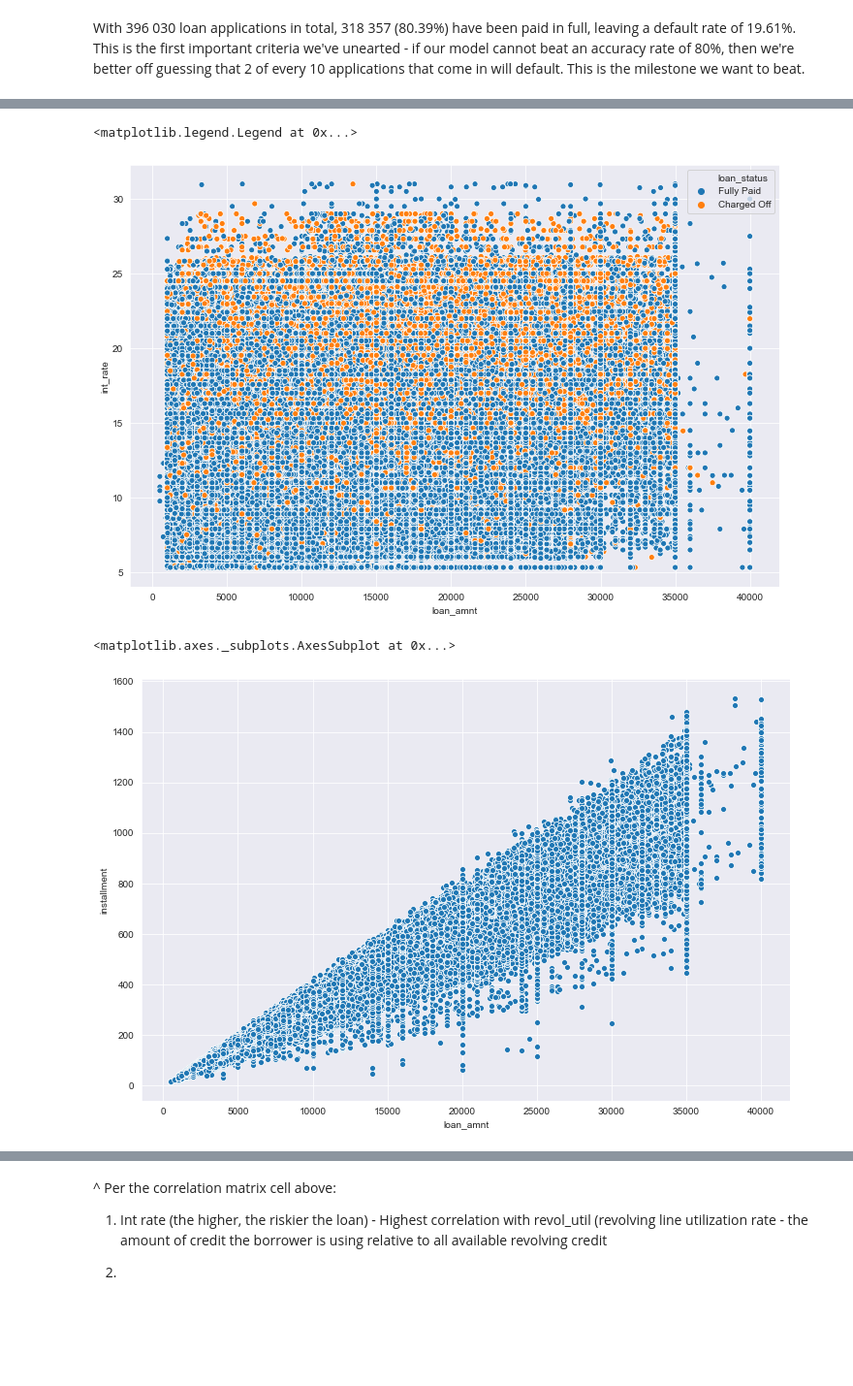
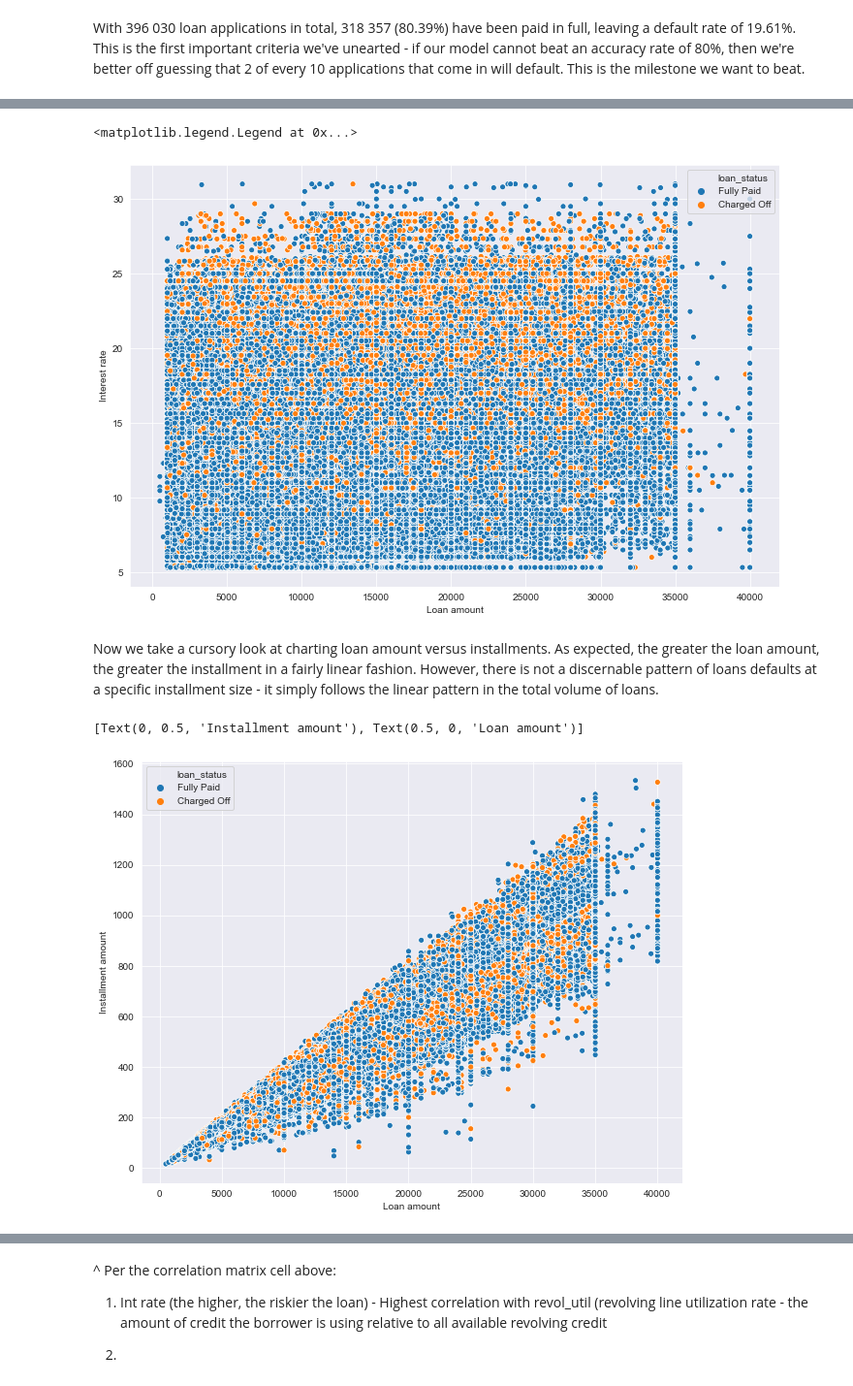
Before and after one commit to sachin-ph/lending-club-default-model, a Jupyter notebook: Project - Lending Club Model.ipynb, the cells around one changed output, grey strips where cells are left out. Shown at 97% size. Saved outputs shown, nothing was run; the diff lists cells and outputs as text; code cells hidden in the pictures; blank space fills up the shorter version.

Commit message:
adjusted as below
correlation matrix, correlation df, heatmap

```diff
--- a/Project - Lending Club Model.ipynb
+++ b/Project - Lending Club Model.ipynb
@@ -93,15 +94,21 @@ Two prominent data points for any sort of financing are always the loan amount i
 # %%
 plt.figure(figsize=(12,8))
 
-sns.scatterplot(data=df, x='loan_amnt', y='int_rate', hue='loan_status')
+ax = sns.scatterplot(data=df, x='loan_amnt', y='int_rate', hue='loan_status')
+ax.set(xlabel='Loan amount', ylabel='Interest rate')
+
 plt.legend(loc='upper right')
 # %% [output]
 <matplotlib.legend.Legend at 0x...>
-[figure, old version]
+[figure, new version]
+# %% [markdown]
+Now we take a cursory look at charting loan amount versus installments. As expected, the greater the loan amount, the greater
+the installment in a fairly linear fashion. However, there is not a discernable pattern of loans defaults at a specific installment size - it simply follows the linear pattern in the total volume of loans.
 # %%
-plt.figure(figsize=(12,8))
+plt.figure(figsize=(10,8))
 
-sns.scatterplot(data=df,y='installment', x='loan_amnt')
+ax = sns.scatterplot(data=df,y='installment', x='loan_amnt', hue='loan_status')
+ax.set(xlabel='Loan amount', ylabel='Installment amount')
 # %% [output]
-<matplotlib.axes._subplots.AxesSubplot at 0x...>
+[Text(0, 0.5, 'Installment amount'), Text(0.5, 0, 'Loan amount')]
-[figure, old version]
+[figure, new version]
```
Also changed, not shown: parts of 20 cells of this notebook.
